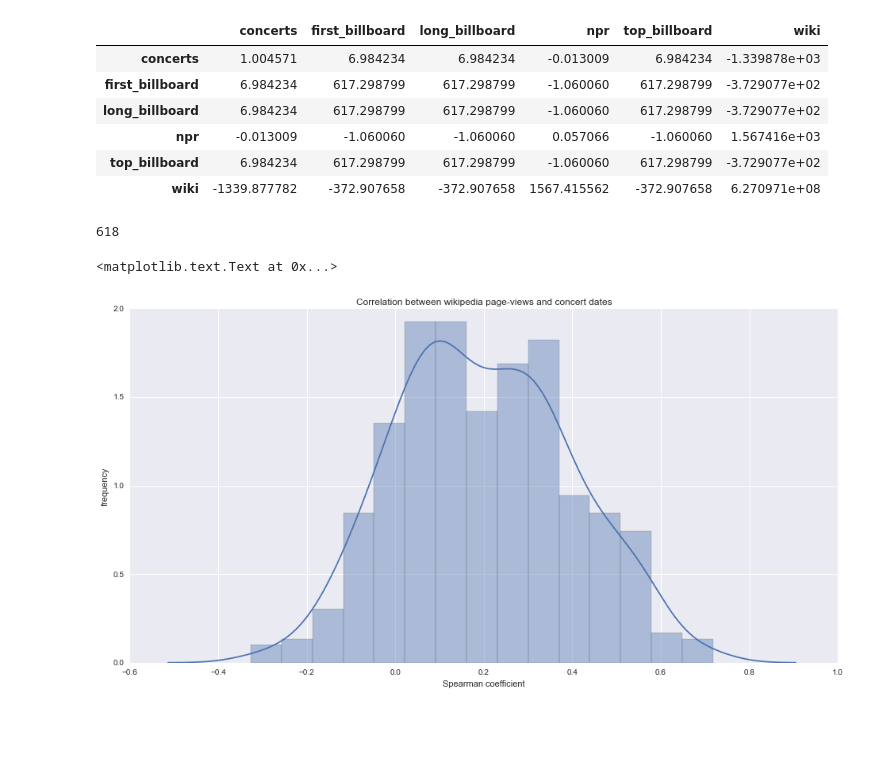
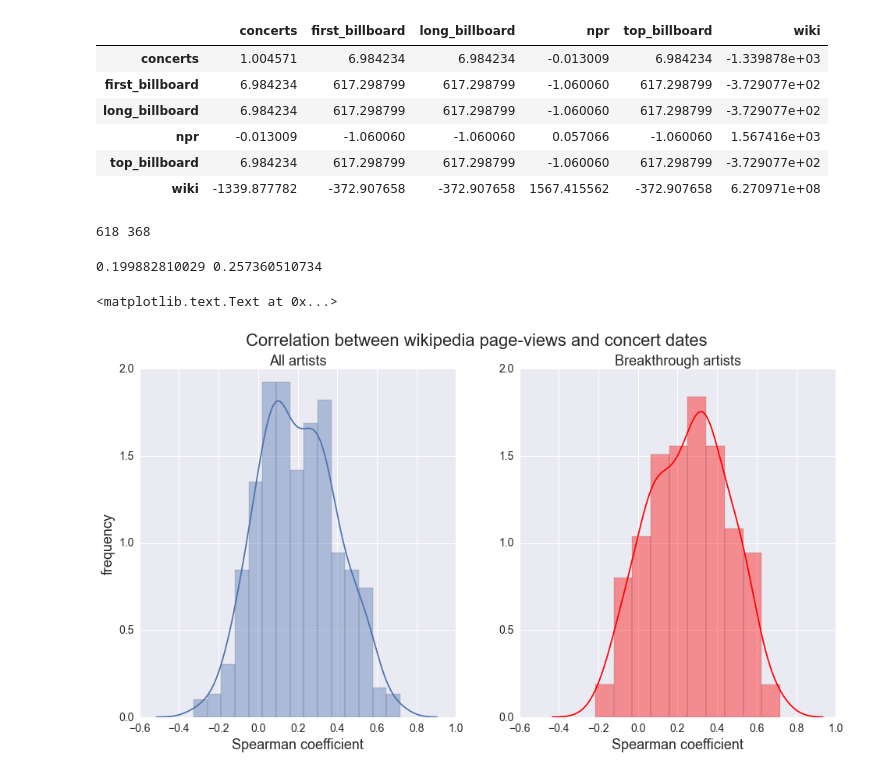
Before and after one commit to trxw/CDIPS_PandoraTeam, a Jupyter notebook: analysis.ipynb, the cells around one changed output. Saved outputs shown, nothing was run; the diff lists cells and outputs as text; code cells hidden in the pictures; blank space fills up the shorter version.

Commit message:
Added distinction for breakthrough artists in correlation analysis.

```diff
--- a/analysis.ipynb
+++ b/analysis.ipynb
@@ -81,7 +81,8 @@ bill.head()
 5 rows × 126 columns
 # %%
 # restrict billboard to anything entering starting 2010
-bill2010 = bill[bill['date_entered'] > '2010-01-01']
+bill2010 = bill[bill['date_entered'] >= '2010-01-01']
+billpast = bill[bill['date_entered'] < '2010-01-01']
 # %%
 import re
 def cleanName(name):
@@ -733,6 +743,10 @@ import matplotlib as mpl
 
 import matplotlib.pylab as pylab
 pylab.rcParams['figure.figsize'] = 16, 8  # that's default image size for this
+
+pylab.rcParams.update({'axes.titlesize':18,'axes.labelsize':18,'xtick.labelsize':14,
+                      'ytick.labelsize':14,'legend.fontsize':14} )  # fontsize of the axes title
+#axes.labelsize      : medium  # fontsize of the x any y labels
 # %%
 # compare billboard position for 2 artists
 
@@ -929,6 +936,7 @@ frame.cov()
 # collect correlation coefficients between timeseries for all artists
 
 correls = {}
+b_correls = {}
 failed = []
 
 for i,a in artists.iterrows():
@@ -974,9 +982,11 @@ for i,a in artists.iterrows():
         # pairwise correlation
         corr = frame.corr(method='spearman')
         correls.update({artist:corr})
+        if artist in list(breakthrough_artists.artist_name_clean):
+            b_correls.update({artist:corr})
 
     #except:
     #    failed.append(artist)
-len(correls)
+print len(correls), len(b_correls)
 # %% [output]
-618
+618 368
@@ -985,6 +993,7 @@ sns.distplot?
 # %%
 def plot_series_correlations(series1,series2):
     coefs = []
+    b_coefs = []
     #series1='wiki'; series2='concerts'
     for corr in correls.values():
         try:
@@ -993,13 +1002,33 @@ def plot_series_correlations(series1,series2):
                 coefs.append(coef)
         except:
             pass
+    for corr in b_correls.values():
+        try:
+            coef = corr.loc[series1,series2]
+            if coef <= 1. and coef >= -1.:
+                b_coefs.append(coef)
+        except:
+            pass
 
-    sns.distplot(coefs)
+    print np.mean(coefs),np.mean(b_coefs)
+
+    f, (ax1,ax2) =plt.subplots(1,2)
+    sns.distplot(coefs,ax=ax1)
+    sns.distplot(b_coefs,color='r',ax=ax2)
+
+    ax1.set_xlabel('Spearman coefficient')
+    ax2.set_xlabel('Spearman coefficient')
+    ax1.set_ylabel('frequency')
+    ax1.set_title('All artists')
+    ax2.set_title('Breakthrough artists')
+
+    return f, ax1, ax2
 # %%
-plot_series_correlations('wiki','concerts')
-plt.title('Correlation between wikipedia page-views and concert dates')
-plt.xlabel('Spearman coefficient')
-plt.ylabel('frequency')
+f, ax1, ax2 = plot_series_correlations('wiki','concerts')
+f.suptitle('Correlation between wikipedia page-views and concert dates',fontsize=22)
+#plt.xlabel('Spearman coefficient')
+#plt.ylabel('frequency')
 # %% [output]
-<matplotlib.text.Text at 0x...>
+0.199882810029 0.257360510734
+<matplotlib.text.Text at 0x...>
-[figure, old version]
+[figure, new version]
```
Also changed, not shown: parts of 31 cells of this notebook.
